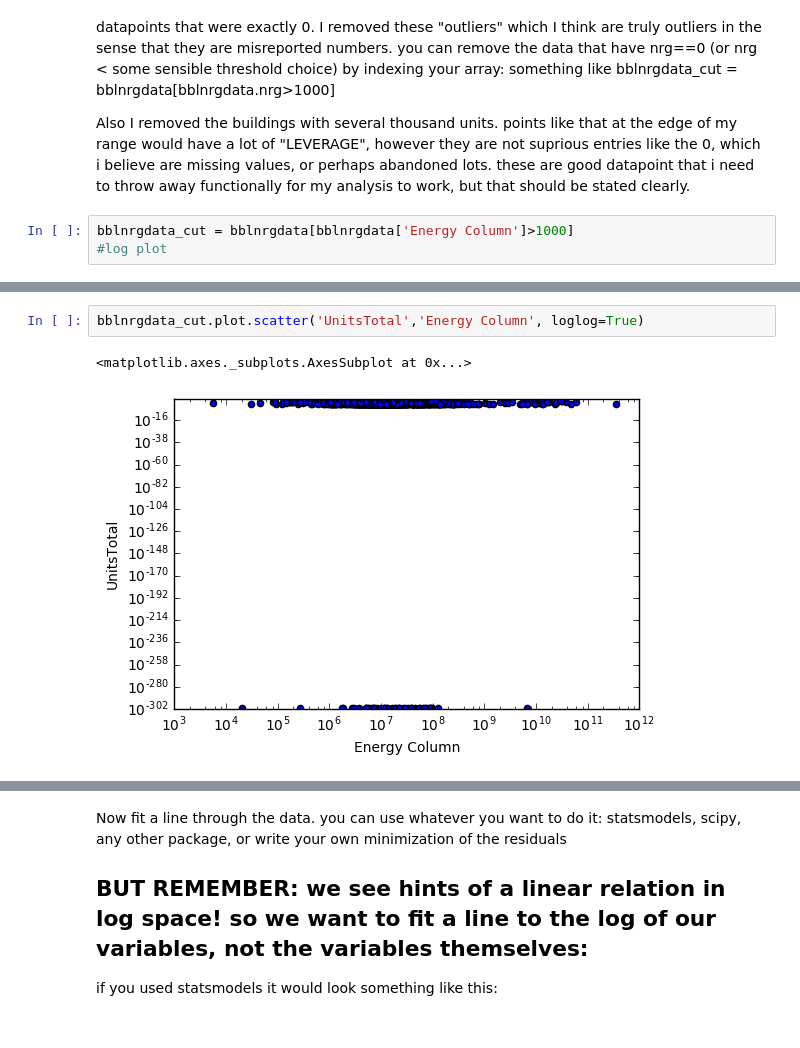
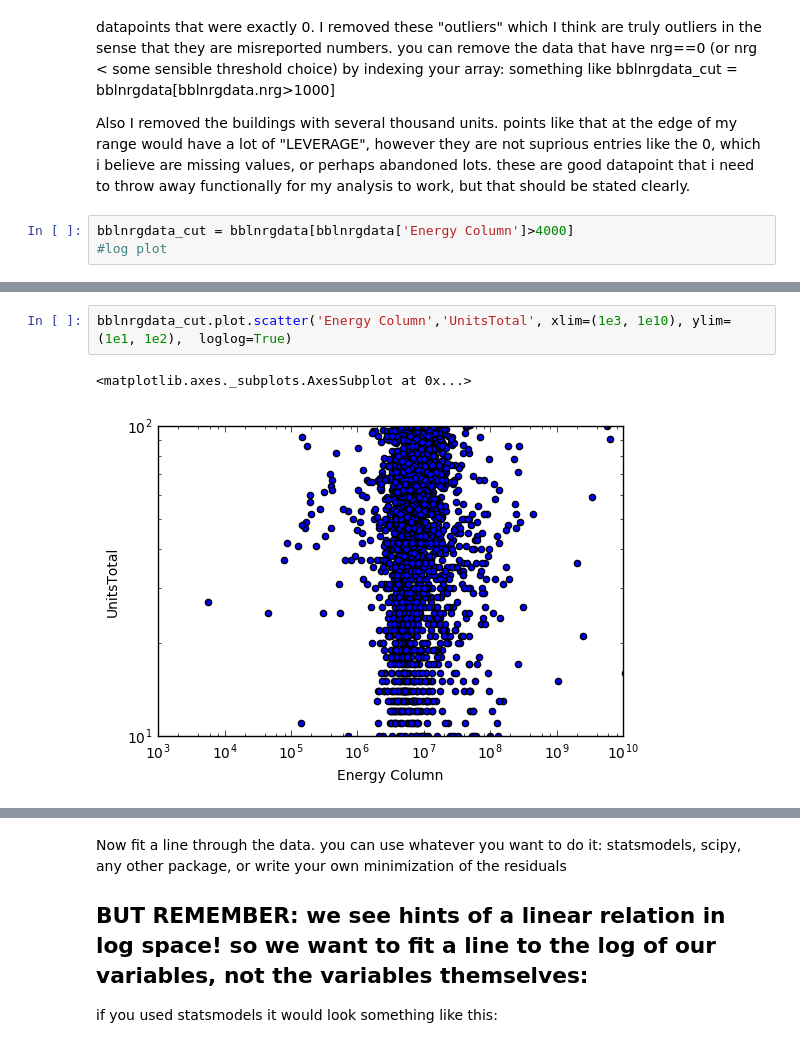
Before and after one commit to dlk253/PUI2016_dlk253, a Jupyter notebook: HW6_dlk253/hw6_dlk253_assign1_building_nrg_instructions.ipynb, the cells around one changed output, grey strips where cells are left out. Drawn from its saved outputs; the diff is of its cells as text.

```diff
--- a/HW6_dlk253/hw6_dlk253_assign1_building_nrg_instructions.ipynb
+++ b/HW6_dlk253/hw6_dlk253_assign1_building_nrg_instructions.ipynb
@@ -335,6 +336,6 @@ NOTICE THAT YOU WILL STILL HAVE TO CUT YOUR DATASET! in my data I had a lot of e
 
 Also I removed the buildings with several thousand units. points like that at the edge of my range would have a lot of "LEVERAGE", however they are not suprious entries like the 0, which i believe are missing values, or perhaps abandoned lots. these are good datapoint that i need to throw away functionally for my analysis to work, but that should be stated clearly.
 # %%
-bblnrgdata_cut = bblnrgdata[bblnrgdata['Energy Column']>1000]
+bblnrgdata_cut = bblnrgdata[bblnrgdata['Energy Column']>4000]
 #log plot
 # %%
@@ -343,5 +350,5 @@ bblnrgdata_cut1=bblnrgdata[1<bblnrgdata['UnitsTotal']<1000]
 # %%
-bblnrgdata_cut.plot.scatter('UnitsTotal','Energy Column', loglog=True)
+bblnrgdata_cut.plot.scatter('Energy Column','UnitsTotal', xlim=(1e3, 1e10), ylim=(1e1, 1e2),  loglog=True)
 # %% [output]
 <matplotlib.axes._subplots.AxesSubplot at 0x...>
-[figure, old version]
+[figure, new version]
```
Also changed, not shown: parts of 6 cells of this notebook.
